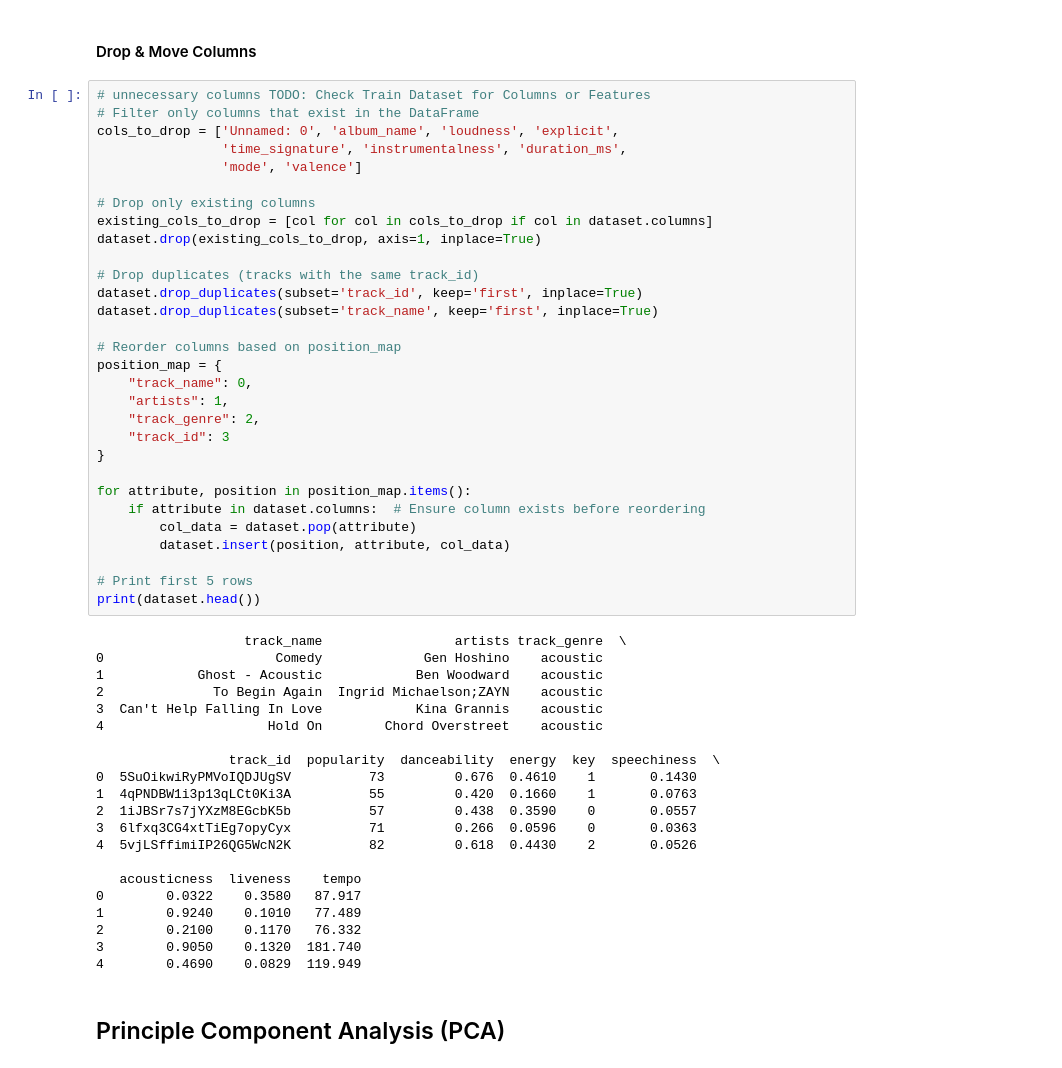
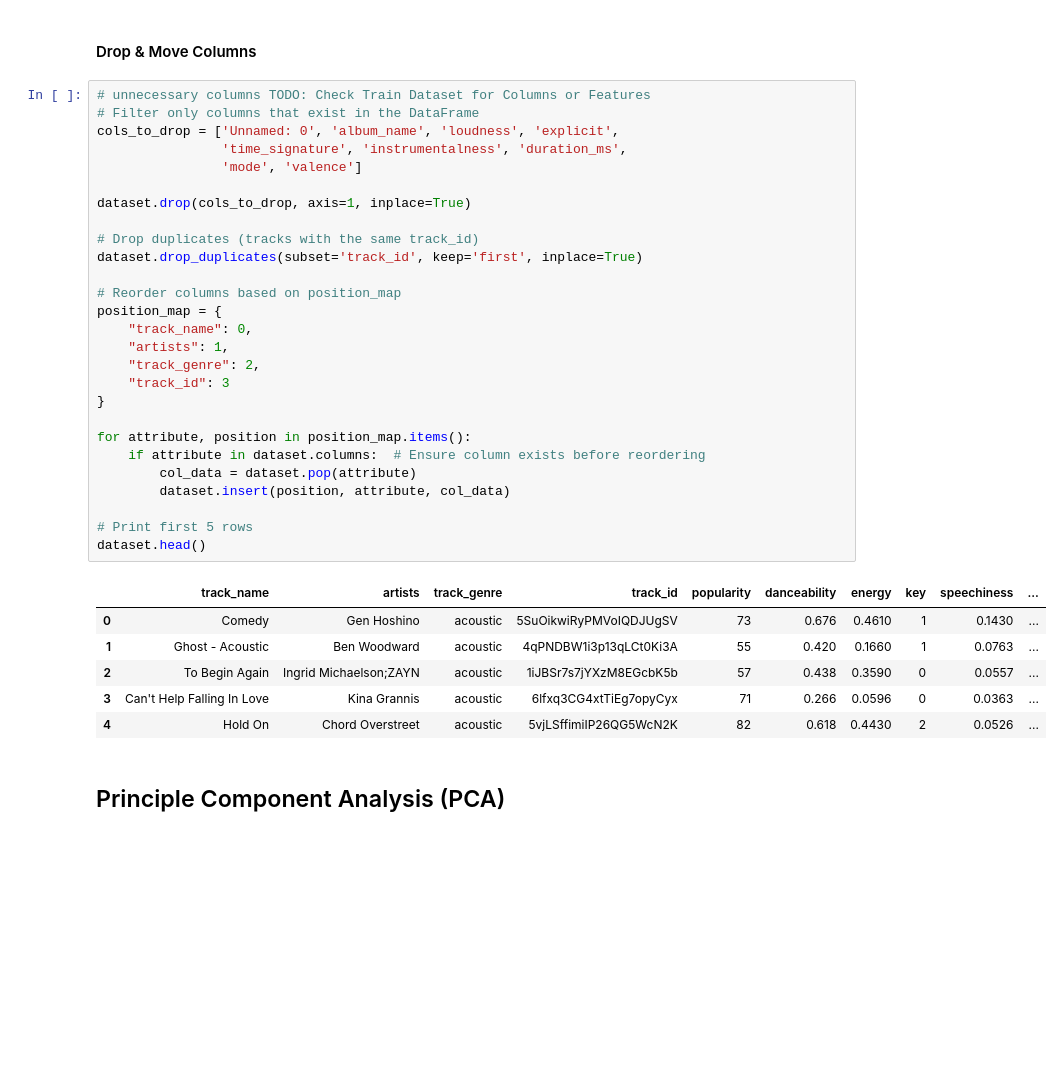
Before and after one commit to joaquin-mendoza8/spotify-cluster, a Jupyter notebook: project.ipynb, the cells around one changed output. Saved outputs shown, nothing was run; the diff lists cells and outputs as text; blank space fills up the shorter version.

```diff
--- a/project.ipynb
+++ b/project.ipynb
@@ -190,54 +190,37 @@ singer-songwriter
 # %%
 # unnecessary columns TODO: Check Train Dataset for Columns or Features
 # Filter only columns that exist in the DataFrame
 cols_to_drop = ['Unnamed: 0', 'album_name', 'loudness', 'explicit',
                 'time_signature', 'instrumentalness', 'duration_ms',
                 'mode', 'valence']
 
-# Drop only existing columns
-existing_cols_to_drop = [col for col in cols_to_drop if col in dataset.columns]
-dataset.drop(existing_cols_to_drop, axis=1, inplace=True)
+dataset.drop(cols_to_drop, axis=1, inplace=True)
 
 # Drop duplicates (tracks with the same track_id)
 dataset.drop_duplicates(subset='track_id', keep='first', inplace=True)
-dataset.drop_duplicates(subset='track_name', keep='first', inplace=True)
 
 # Reorder columns based on position_map
 position_map = {
     "track_name": 0,
     "artists": 1,
     "track_genre": 2,
     "track_id": 3
 }
 
 for attribute, position in position_map.items():
     if attribute in dataset.columns:  # Ensure column exists before reordering
         col_data = dataset.pop(attribute)
         dataset.insert(position, attribute, col_data)
 
 # Print first 5 rows
-print(dataset.head())
+dataset.head()
 # %% [output]
-                   track_name                 artists track_genre  \
-0                      Comedy             Gen Hoshino    acoustic
-1            Ghost - Acoustic            Ben Woodward    acoustic
-2              To Begin Again  Ingrid Michaelson;ZAYN    acoustic
-3  Can't Help Falling In Love            Kina Grannis    acoustic
-4                     Hold On        Chord Overstreet    acoustic
-
-                 track_id  popularity  danceability  energy  key  speechiness  \
-0  5SuOikwiRyPMVoIQDJUgSV          73         0.676  0.4610    1       0.1430
-1  4qPNDBW1i3p13qLCt0Ki3A          55         0.420  0.1660    1       0.0763
-2  1iJBSr7s7jYXzM8EGcbK5b          57         0.438  0.3590    0       0.0557
-3  6lfxq3CG4xtTiEg7opyCyx          71         0.266  0.0596    0       0.0363
-4  5vjLSffimiIP26QG5WcN2K          82         0.618  0.4430    2       0.0526
-
-   acousticness  liveness    tempo
-0        0.0322    0.3580   87.917
-1        0.9240    0.1010   77.489
-2        0.2100    0.1170   76.332
-3        0.9050    0.1320  181.740
-4        0.4690    0.0829  119.949
+|  | track_name | artists | track_genre | track_id | popularity | danceability | energy | key | speechiness | ... |
+| 0 | Comedy | Gen Hoshino | acoustic | 5SuOikwiRyPMVoIQDJUgSV | 73 | 0.676 | 0.4610 | 1 | 0.1430 | ... |
+| 1 | Ghost - Acoustic | Ben Woodward | acoustic | 4qPNDBW1i3p13qLCt0Ki3A | 55 | 0.420 | 0.1660 | 1 | 0.0763 | ... |
+| 2 | To Begin Again | Ingrid Michaelson;ZAYN | acoustic | 1iJBSr7s7jYXzM8EGcbK5b | 57 | 0.438 | 0.3590 | 0 | 0.0557 | ... |
+| 3 | Can't Help Falling In Love | Kina Grannis | acoustic | 6lfxq3CG4xtTiEg7opyCyx | 71 | 0.266 | 0.0596 | 0 | 0.0363 | ... |
+| 4 | Hold On | Chord Overstreet | acoustic | 5vjLSffimiIP26QG5WcN2K | 82 | 0.618 | 0.4430 | 2 | 0.0526 | ... |
 # %% [markdown]
 ## Principle Component Analysis (PCA)
 # %% [markdown]
```
Also changed, not shown: parts of 16 cells of this notebook, 1 other file.
